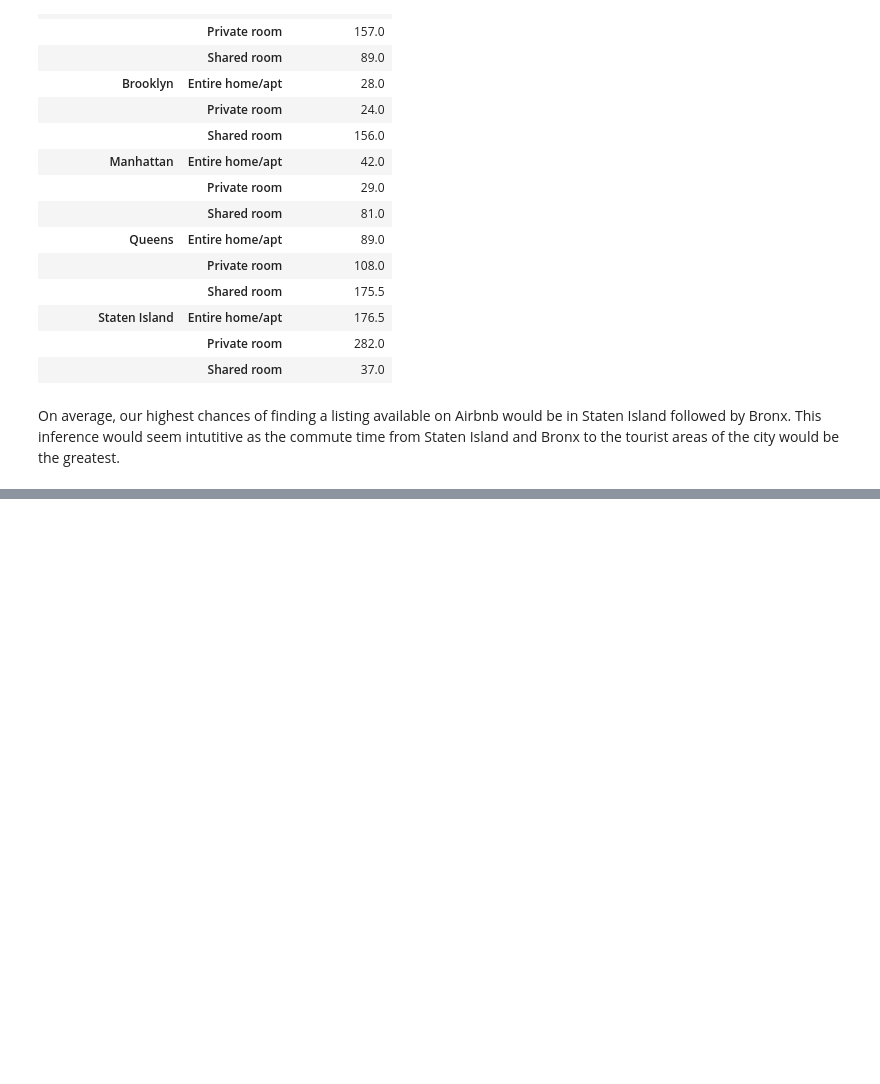
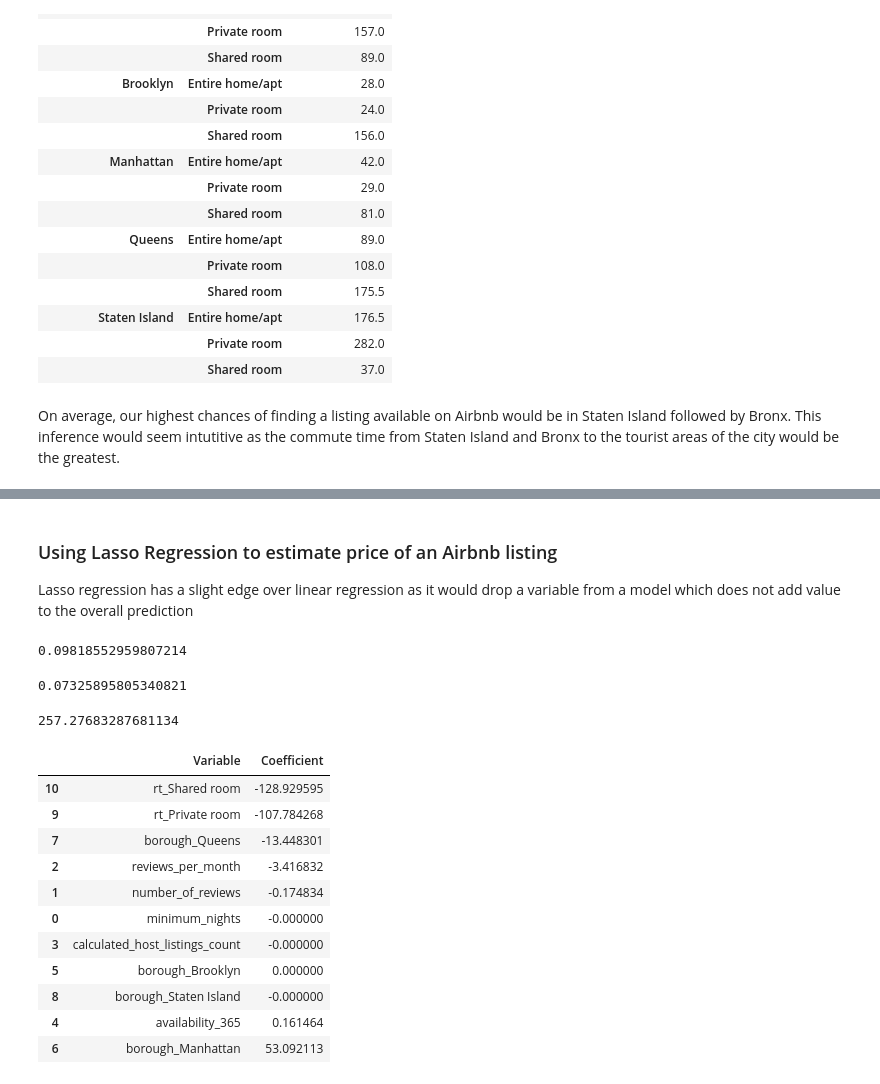
Before and after one commit to raoulmfernandes/Airbnb-Analysis-EDA, a Jupyter notebook: Airbnb_2019Data_analysis.ipynb, the cells around one changed output, grey strips where cells are left out. Saved outputs shown, nothing was run; the diff lists cells and outputs as text; code cells hidden in the pictures; blank space fills up the shorter version.

```diff
--- a/Airbnb_2019Data_analysis.ipynb
+++ b/Airbnb_2019Data_analysis.ipynb
@@ -260,0 +354,17 @@ On average, our highest chances of finding a listing available on Airbnb would b
+# %% [markdown]
+### Using Lasso Regression to estimate price of an Airbnb listing
+
+Lasso regression has a slight edge over linear regression as it would drop a variable from a model which does not add value to the overall prediction
+# %%
+#Fitting the model
+lasso = Lasso(alpha = 0.01,normalize = True).fit(X_train, y_train)
+# %%
+#Accuracy Score for training data
+lasso.score(X_train,y_train)
+# %% [output]
+0.09818552959807214
+# %%
+#Accuracy Score for testing data
+lasso.score(X_test,y_test)
+# %% [output]
+0.07325895805340821
@@ -260,0 +373,24 @@ On average, our highest chances of finding a listing available on Airbnb would b
+# %%
+#Determining the Residual Mean Square Error (i.e. variation between actual values and model predicted values)
+rmse_lasso = np.sqrt(metrics.mean_squared_error(y_test, y_lasso_predict))
+rmse_lasso
+# %% [output]
+257.27683287681134
+# %%
+Coeff_lasso_table = pd.DataFrame(columns=["Variable","Coefficient"])
+Coeff_lasso_table["Variable"] = X_train.columns
+Coeff_lasso_table["Coefficient"] = lasso.coef_
+Coeff_lasso_table.sort_values("Coefficient")
+# %% [output]
+|  | Variable | Coefficient |
+| 10 | rt_Shared room | -128.929595 |
+| 9 | rt_Private room | -107.784268 |
+| 7 | borough_Queens | -13.448301 |
+| 2 | reviews_per_month | -3.416832 |
+| 1 | number_of_reviews | -0.174834 |
+| 0 | minimum_nights | -0.000000 |
+| 3 | calculated_host_listings_count | -0.000000 |
+| 5 | borough_Brooklyn | 0.000000 |
+| 8 | borough_Staten Island | -0.000000 |
+| 4 | availability_365 | 0.161464 |
+| 6 | borough_Manhattan | 53.092113 |
```
Also changed, not shown: parts of 21 cells of this notebook.
